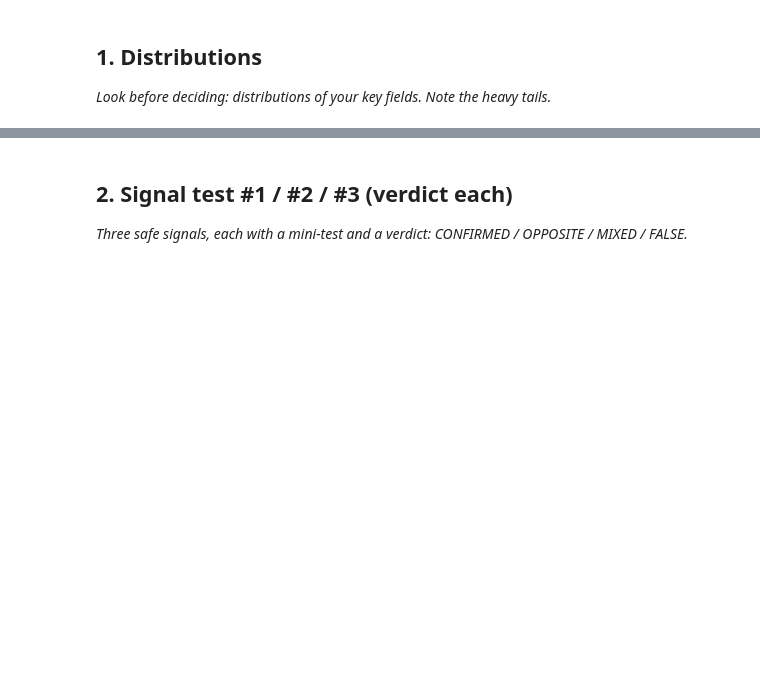
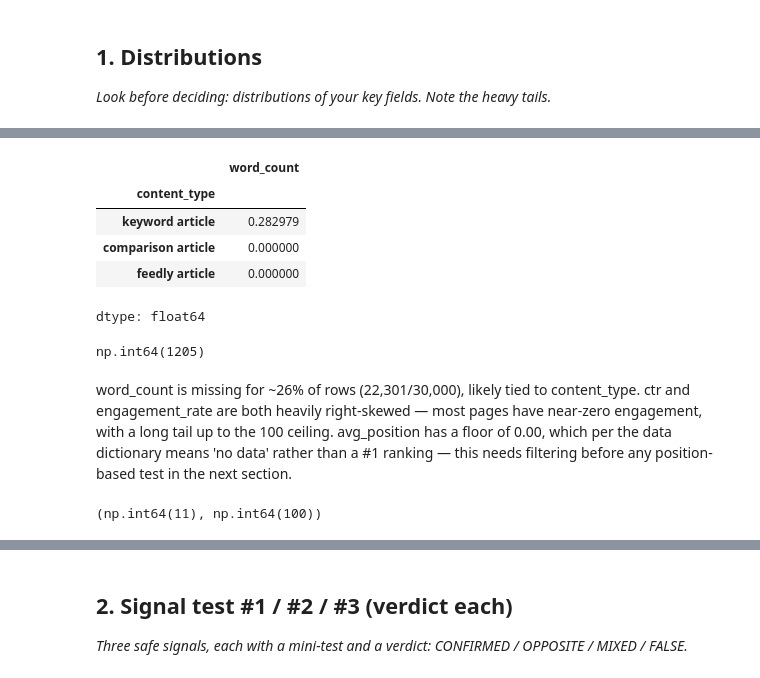
Before and after one commit to ameemaiqbal/flyrank-ml-internship, a Jupyter notebook: work/notebooks/w04_signal_audit.ipynb, the cells around one changed output, grey strips where cells are left out. Drawn from its saved outputs; the diff is of its cells as text; code cells hidden in the pictures; blank space fills up the shorter version.

```diff
--- a/work/notebooks/w04_signal_audit.ipynb
+++ b/work/notebooks/w04_signal_audit.ipynb
@@ -15,0 +61,19 @@ This skeleton is yours to fill. Work the sections **in order** — each one has
+# %%
+df.groupby("content_type")["word_count"].apply(lambda x: x.isna().mean()).sort_values(ascending=False)
+# %% [output]
+|  | word_count |
+| content_type |  |
+| keyword article | 0.282979 |
+| comparison article | 0.000000 |
+| feedly article | 0.000000 |
+dtype: float64
+# %%
+(df["avg_position"] == 0).sum()
+# %% [output]
+np.int64(1205)
+# %% [markdown]
+word_count is missing for ~26% of rows (22,301/30,000), likely tied to content_type. ctr and engagement_rate are both heavily right-skewed — most pages have near-zero engagement, with a long tail up to the 100 ceiling. avg_position has a floor of 0.00, which per the data dictionary means 'no data' rather than a #1 ranking — this needs filtering before any position-based test in the next section.
+# %%
+(df["ctr"] == 100).sum(), (df["engagement_rate"] == 100).sum()
+# %% [output]
+(np.int64(11), np.int64(100))
```
Also changed, not shown: parts of 19 cells of this notebook.
